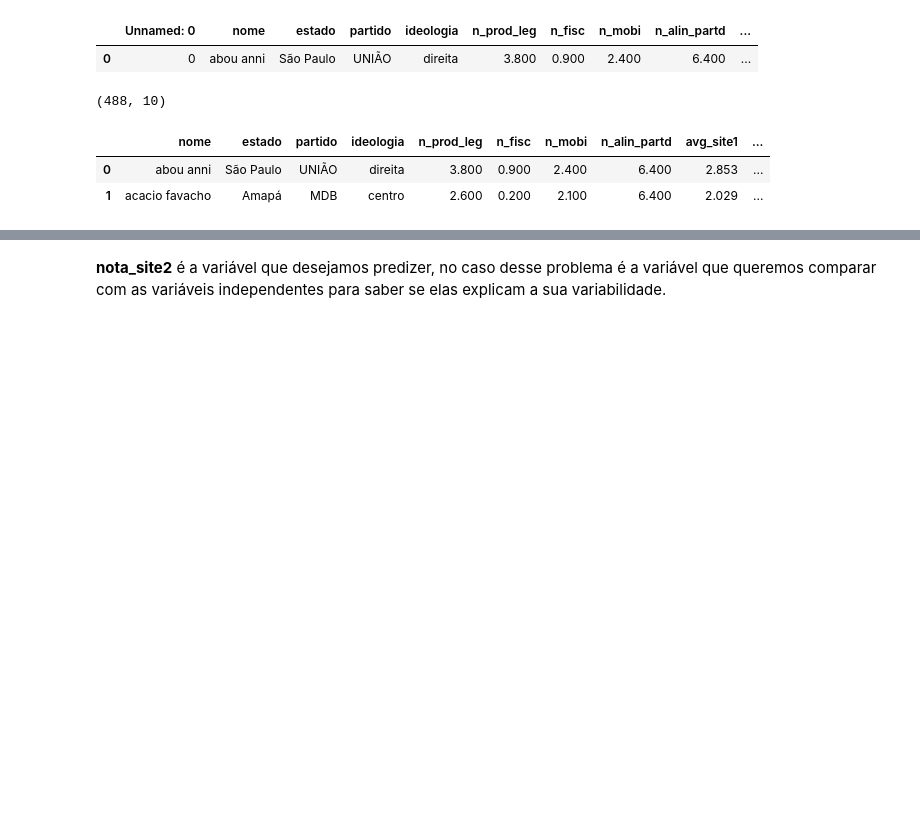
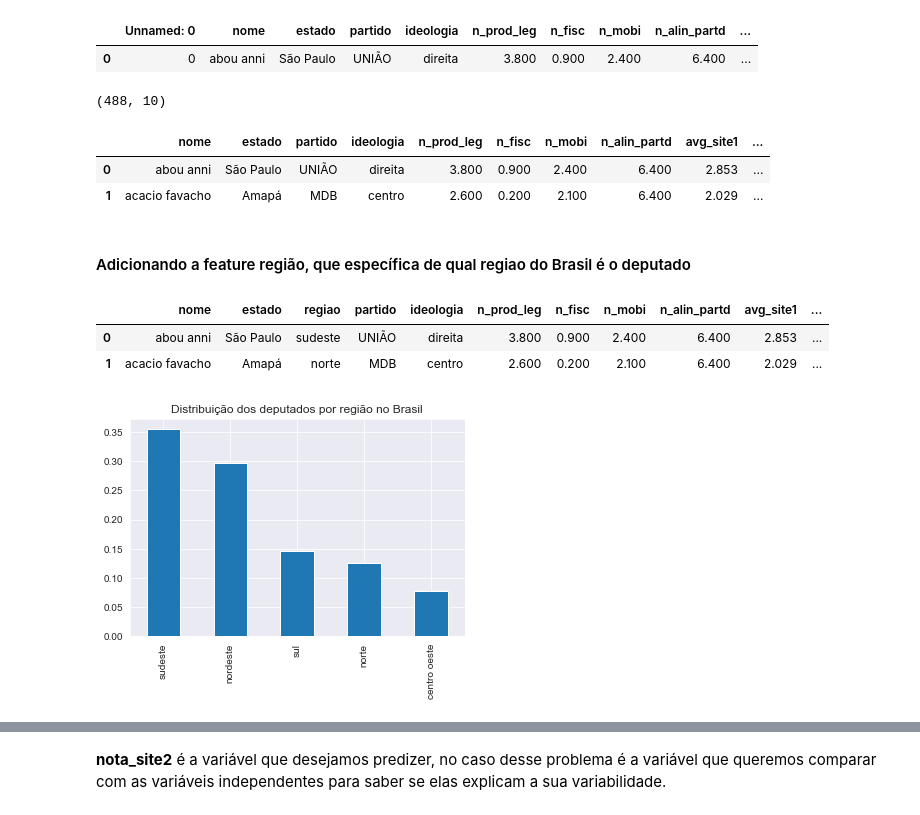
Before and after one commit to AndreMoura88/Notas_de_deputados, a Jupyter notebook: MachineLearning.ipynb, the cells around one changed output, grey strips where cells are left out. Saved outputs shown, nothing was run; the diff lists cells and outputs as text; code cells hidden in the pictures; blank space fills up the shorter version.

```diff
--- a/MachineLearning.ipynb
+++ b/MachineLearning.ipynb
@@ -141,3 +141,31 @@ dados.head(2)
 |  | nome | estado | partido | ideologia | n_prod_leg | n_fisc | n_mobi | n_alin_partd | avg_site1 | ... |
 | 0 | abou anni | São Paulo | UNIÃO | direita | 3.800 | 0.900 | 2.400 | 6.400 | 2.853 | ... |
 | 1 | acacio favacho | Amapá | MDB | centro | 2.600 | 0.200 | 2.100 | 6.400 | 2.029 | ... |
+# %% [markdown]
+#### Adicionando a feature região, que específica de qual regiao do Brasil é o deputado
+# %%
+#regiões do Brasil e seus estados
+norte = ['Amazonas', 'Roraima', 'Amapá', 'Pará', 'Tocantins', 'Rondônia', 'Acre']
+nordeste = ['Maranhão', 'Piauí', 'Ceará', 'Rio Grande do Norte', 'Pernambuco', 'Paraíba',\
+            'Sergipe', 'Alagoas', 'Bahia']
+centro_oeste = ['Mato Grosso', 'Mato Grosso do Sul', 'Goiás', 'Distrito Federal']
+sudeste = ['São Paulo', 'Rio de Janeiro', 'Espírito Santo', 'Minas Gerais']
+sul = ['Paraná', 'Rio Grande do Sul', 'Santa Catarina']
+regiao = []
+# %%
+regiao = ['norte' if x in norte else 'nordeste' if x in nordeste else 'centro oeste' if x in centro_oeste\
+          else 'sudeste' if x in sudeste else 'sul' for x in dados.estado]
+# %%
+dados.insert(2, 'regiao', regiao)
+# %%
+dados.head(2)
+# %% [output]
+|  | nome | estado | regiao | partido | ideologia | n_prod_leg | n_fisc | n_mobi | n_alin_partd | avg_site1 | ... |
+| 0 | abou anni | São Paulo | sudeste | UNIÃO | direita | 3.800 | 0.900 | 2.400 | 6.400 | 2.853 | ... |
+| 1 | acacio favacho | Amapá | norte | MDB | centro | 2.600 | 0.200 | 2.100 | 6.400 | 2.029 | ... |
+# %%
+dados.regiao.value_counts(1).plot.bar()
+plt.title('Distribuição dos deputados por região no Brasil')
+plt.show()
+# %% [output]
+[figure, added]
```
Also changed, not shown: parts of 35 cells of this notebook.
